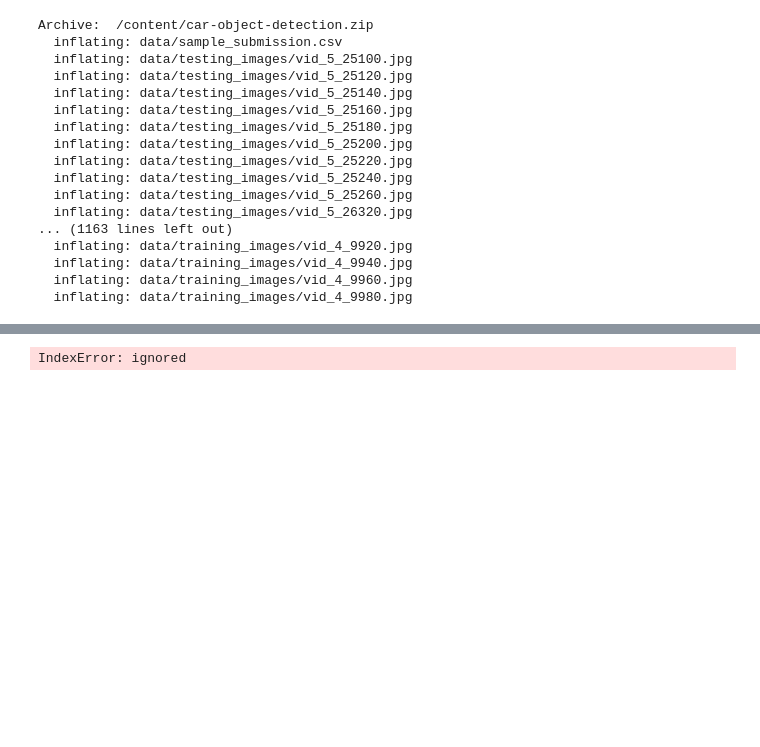
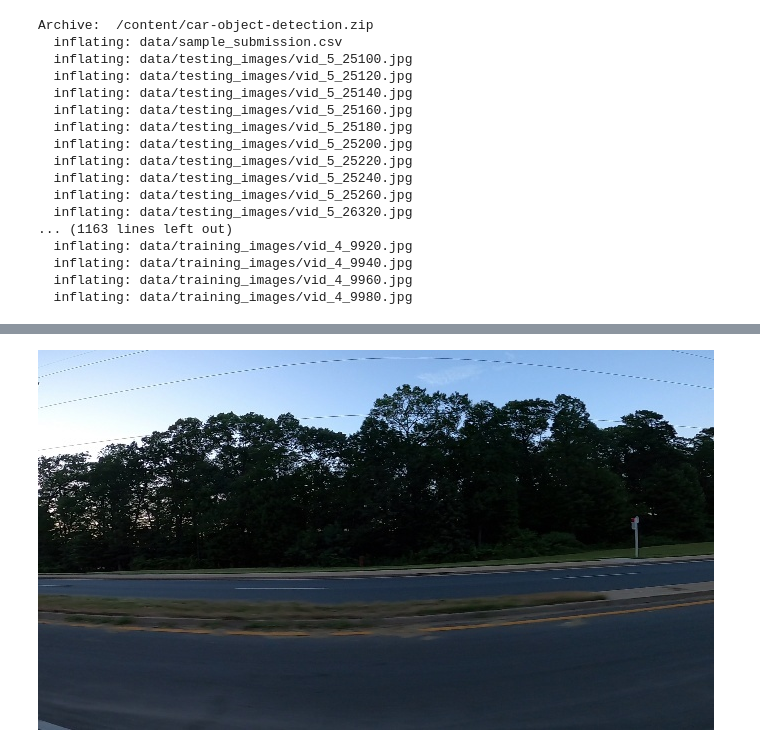
Before and after one commit to khakhiD/ML, a Jupyter notebook: car_object_detection.ipynb, the cells around one changed output, grey strips where cells are left out. Saved outputs shown, nothing was run; the diff lists cells and outputs as text; code cells hidden in the pictures; blank space fills up the shorter version.

```diff
--- a/car_object_detection.ipynb
+++ b/car_object_detection.ipynb
@@ -122,22 +159,29 @@ Image(filename=f'/content/data/training_images/{image}.jpg',width=600)
 # %%
+# 학습을 위한 디렉토리 정리
 source = 'training_images'
 if True:
     for fold in [0]:
-        val_index = index[len(index)*fold//5:len(index)*(fold+1)//5]
+        val_index = index[len(index) * fold // 5:len(index) * (fold + 1) // 5]
+
         for name,mini in tqdm(df.groupby('image_id')):
             if name in val_index:
-                path2save = 'val2017/'
+                path_save = 'val2017/'
             else:
-                path2save = 'train2017/'
-            if not os.path.exists('/tmp/convertor/fold{}/labels/'.format(fold)+path2save):
-                os.makedirs('/tmp/convertor/fold{}/labels/'.format(fold)+path2save)
-            with open('/tmp/convertor/fold{}/labels/'.format(fold)+path2save+name+".txt", 'w+') as f:
+                path_save = 'train2017/'
+            if not os.path.exists('/content/data/fold{}/labels/'.format(fold) + path_save):
+                os.makedirs('/content/data/fold{}/labels/'.format(fold) + path_save)
+
+            # 변환한 이미지 경로를 txt 파일로 저장한다.
+            with open('/content/data/fold{}/labels/'.format(fold) + path_save + name + ".txt", 'w+') as f:
                 row = mini[['classes','x_center','y_center','w','h']].astype(float).values
                 row = row.astype(str)
                 for j in range(len(row)):
                     text = ' '.join(row[j])
                     f.write(text)
                     f.write("\n")
-            if not os.path.exists('/tmp/convertor/fold{}/images/{}'.format(fold,path2save)):
-                os.makedirs('/tmp/convertor/fold{}/images/{}'.format(fold,path2save))
-            sh.copy("/content/data/{}/{}.jpg".format(source,name),'/tmp/convertor/fold{}/images/{}/{}.jpg'.format(fold,path2save,name))
+
+            if not os.path.exists('/content/data/fold{}/images/{}'.format(fold, path_save)):
+                os.makedirs('/content/data/fold{}/images/{}'.format(fold, path_save))
+
+            sh.copy("/content/data/{}/{}.jpg".format(source,name),
+                    '/content/data/fold{}/images/{}/{}.jpg'.format(fold, path_save, name))
@@ -171,5 +234,6 @@ for (dirpath, dirnames, filenames) in os.walk("runs/detect/exp"):
     predicted_files.extend(filenames)
 # %%
-Image(filename=f'/content/yolov5/runs/detect/exp/{random.choice(predicted_files)}')
+# 예측 이미지 확인하기 (랜덤)
+Image(filename=f'/content/yolov5/runs/detect/exp2/{random.choice(predicted_files)}')
 # %% [output]
-IndexError: ignored
+[figure, added]
```
Also changed, not shown: parts of 21 cells of this notebook.
